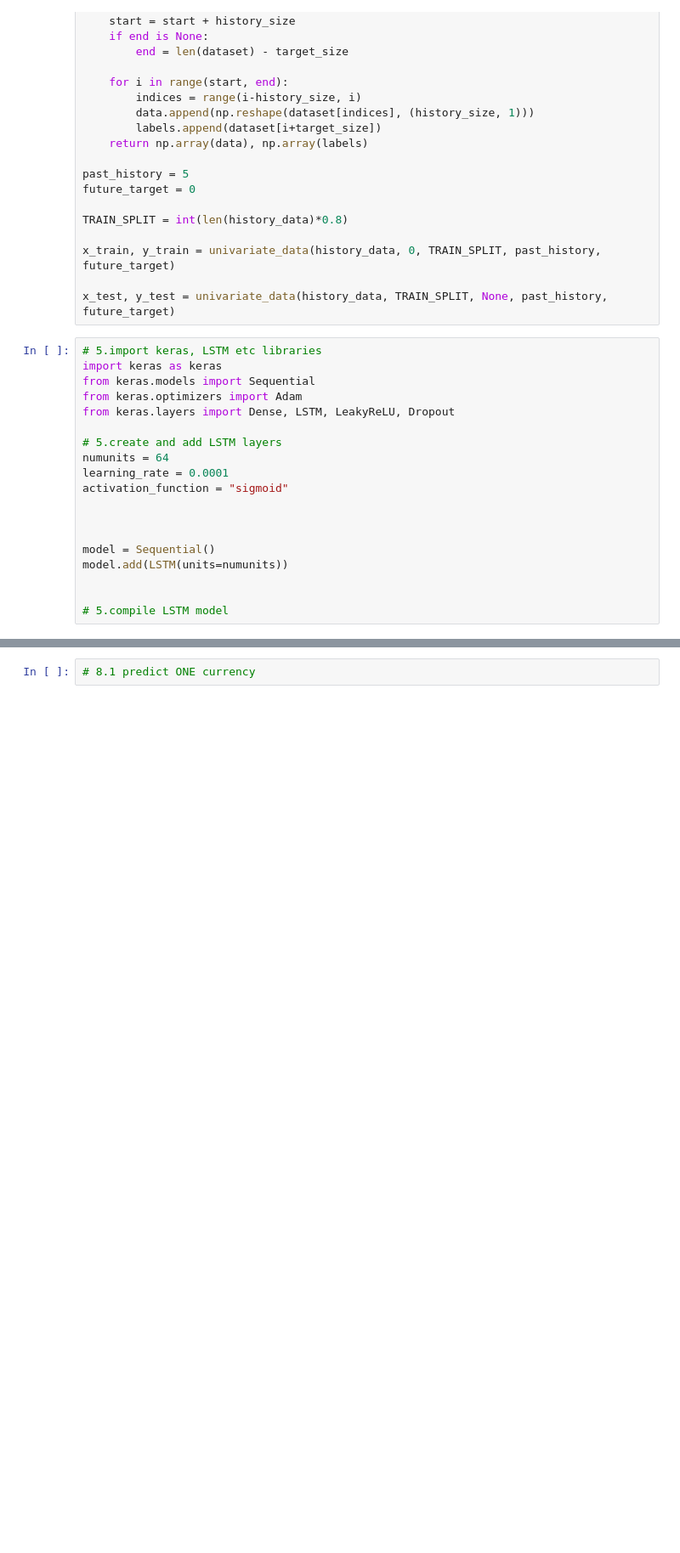
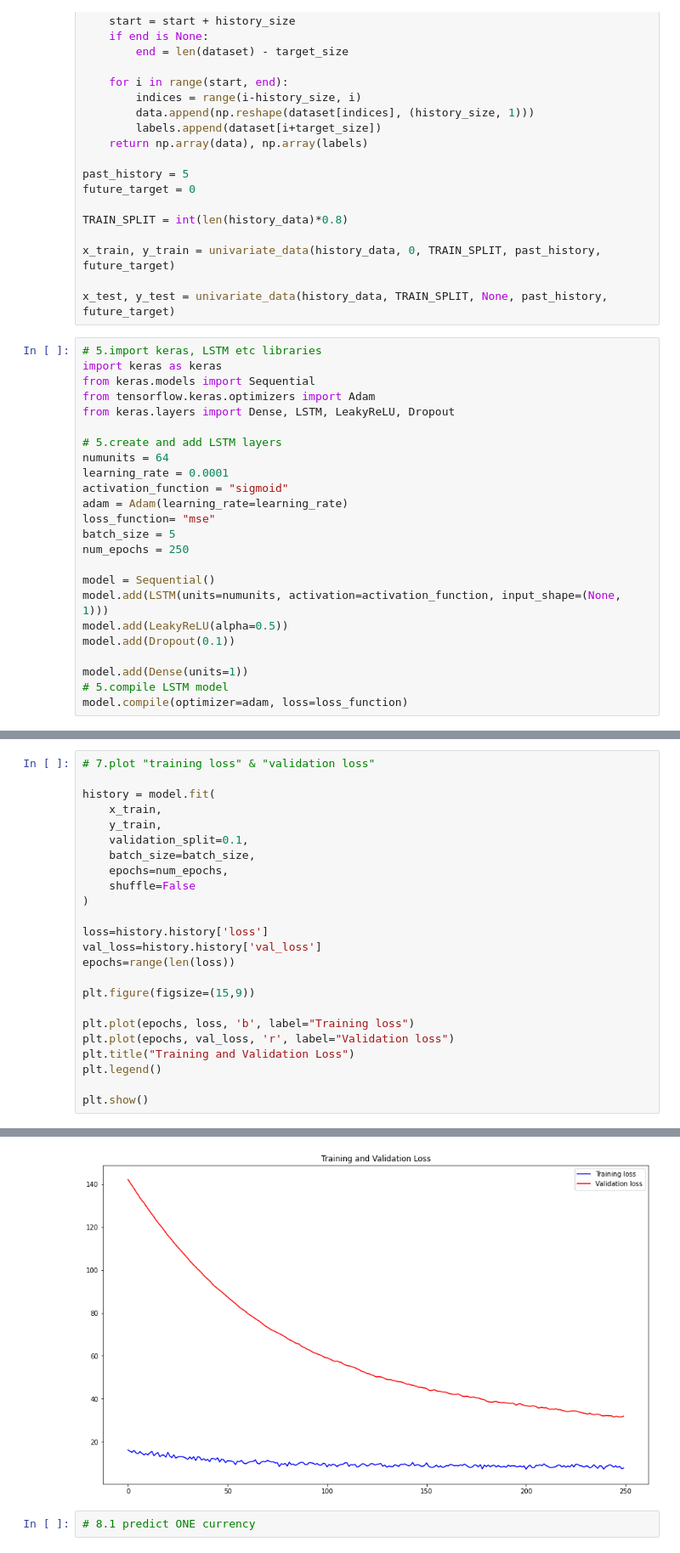
Before and after one commit to andy0207huang/2021-wai-crypto, a Jupyter notebook: Notebook/model.ipynb, the cells around one changed output, grey strips where cells are left out. Shown at 85% size. Cells and saved outputs as stored; diff of their text form; blank space fills up the shorter version.

Commit message:
added model based off of one of the tutorials

```diff
--- a/Notebook/model.ipynb
+++ b/Notebook/model.ipynb
@@ -92,20 +72,25 @@ x_test, y_test = univariate_data(history_data, TRAIN_SPLIT, None, past_history,
 # 5.import keras, LSTM etc libraries
 import keras as keras
 from keras.models import Sequential
-from keras.optimizers import Adam
+from tensorflow.keras.optimizers import Adam
 from keras.layers import Dense, LSTM, LeakyReLU, Dropout
 
 # 5.create and add LSTM layers
 numunits = 64
 learning_rate = 0.0001
 activation_function = "sigmoid"
-
-
+adam = Adam(learning_rate=learning_rate)
+loss_function= "mse"
+batch_size = 5
+num_epochs = 250
 
 model = Sequential()
-model.add(LSTM(units=numunits))
+model.add(LSTM(units=numunits, activation=activation_function, input_shape=(None, 1)))
+model.add(LeakyReLU(alpha=0.5))
+model.add(Dropout(0.1))
 
-
+model.add(Dense(units=1))
 # 5.compile LSTM model
+model.compile(optimizer=adam, loss=loss_function)
 # %%
 # 6.display LSTM model summary
@@ -113,0 +117,25 @@ model.add(LSTM(units=numunits))
+# %%
+# 7.plot "training loss" & "validation loss"
+
+history = model.fit(
+    x_train,
+    y_train,
+    validation_split=0.1,
+    batch_size=batch_size,
+    epochs=num_epochs,
+    shuffle=False
+)
+
+loss=history.history['loss']
+val_loss=history.history['val_loss']
+epochs=range(len(loss))
+
+plt.figure(figsize=(15,9))
+
+plt.plot(epochs, loss, 'b', label="Training loss")
+plt.plot(epochs, val_loss, 'r', label="Validation loss")
+plt.title("Training and Validation Loss")
+plt.legend()
+
+plt.show()
+# %% [output]
@@ -114,3 +159,4 @@ model.add(LSTM(units=numunits))
+[figure, added]
 # %%
 # 8.1 predict ONE currency
 # %%
```
Also changed, not shown: parts of 4 cells of this notebook.
